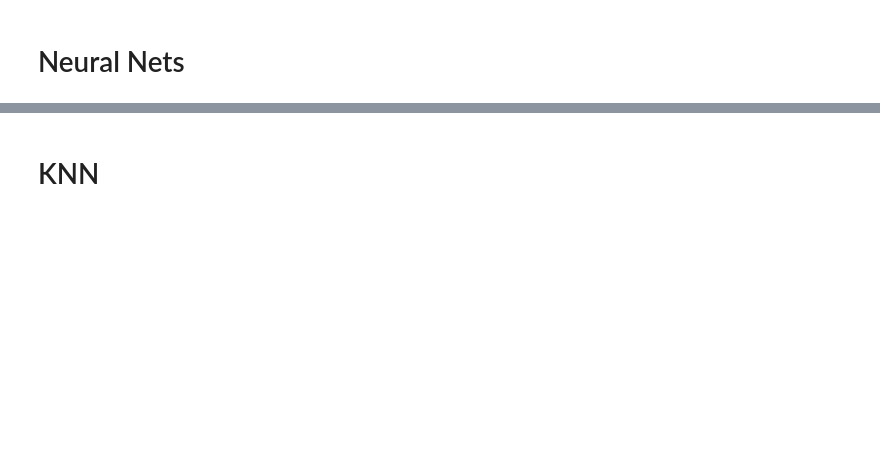
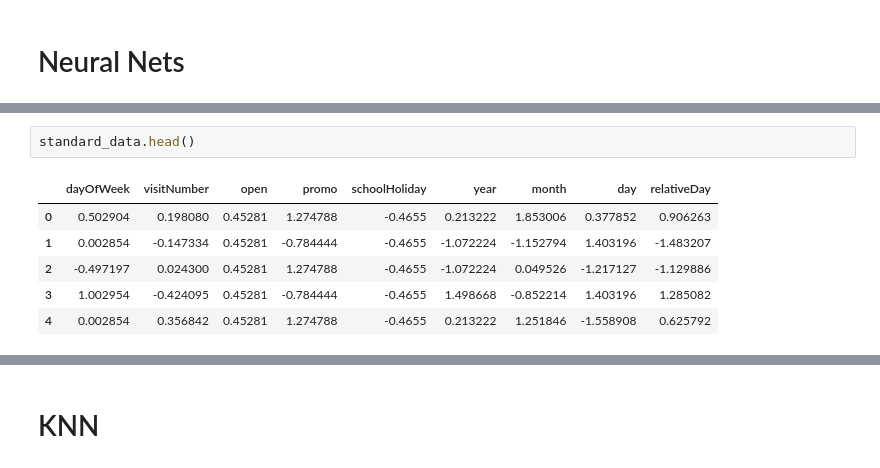
Before and after one commit to Antoine-Le-Lay/BigData, a Jupyter notebook: Projet_BigData_Ethan.ipynb, the cells around one changed output, grey strips where cells are left out. Drawn from its saved outputs; the diff is of its cells as text; blank space fills up the shorter version.

```diff
--- a/Projet_BigData_Ethan.ipynb
+++ b/Projet_BigData_Ethan.ipynb
@@ -296,0 +330,9 @@ Name: target, dtype: int64
+# %%
+standard_data.head()
+# %% [output]
+|  | dayOfWeek | visitNumber | open | promo | schoolHoliday | year | month | day | relativeDay |
+| 0 | 0.502904 | 0.198080 | 0.45281 | 1.274788 | -0.4655 | 0.213222 | 1.853006 | 0.377852 | 0.906263 |
+| 1 | 0.002854 | -0.147334 | 0.45281 | -0.784444 | -0.4655 | -1.072224 | -1.152794 | 1.403196 | -1.483207 |
+| 2 | -0.497197 | 0.024300 | 0.45281 | 1.274788 | -0.4655 | -1.072224 | 0.049526 | -1.217127 | -1.129886 |
+| 3 | 1.002954 | -0.424095 | 0.45281 | -0.784444 | -0.4655 | 1.498668 | -0.852214 | 1.403196 | 1.285082 |
+| 4 | 0.002854 | 0.356842 | 0.45281 | 1.274788 | -0.4655 | 0.213222 | 1.251846 | -1.558908 | 0.625792 |
```
Also changed, not shown: parts of 21 cells of this notebook.
